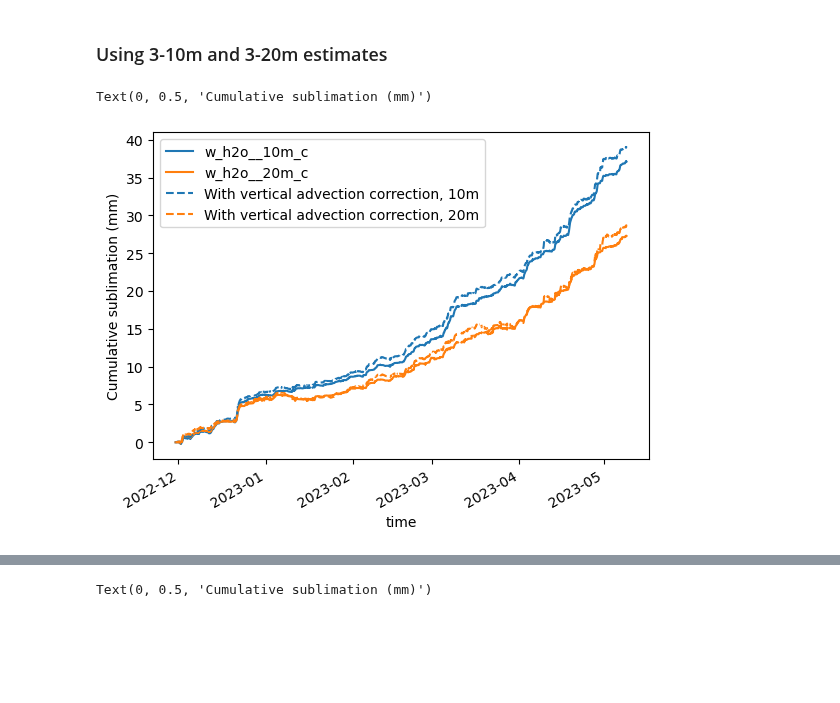
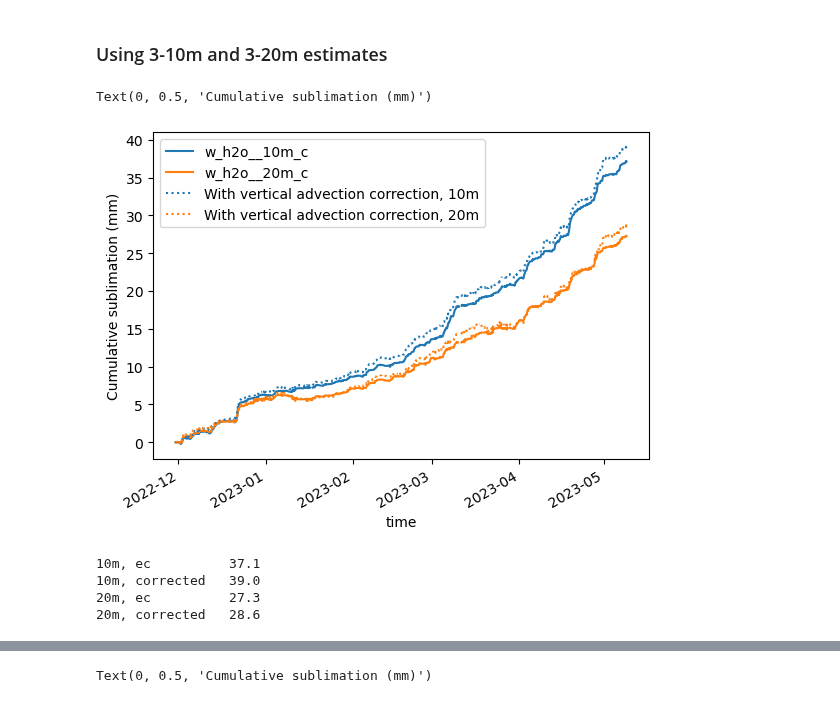
Before and after one commit to elischwat/sublimationofsnow, a Jupyter notebook: analysis/paper1/water_vapor_transport_analysis.ipynb, the cells around one changed output, grey strips where cells are left out. Drawn from its saved outputs; the diff is of its cells as text; code cells hidden in the pictures; blank space fills up the shorter version.

```diff
--- a/analysis/paper1/water_vapor_transport_analysis.ipynb
+++ b/analysis/paper1/water_vapor_transport_analysis.ipynb
@@ -2243,0 +2367,10 @@ kps_lateral_simple_irga_df
+# %%
+wind_dir_bins = pd.cut(
+    tidy_df.query("variable == 'dir_3m_c'").set_index('time')['value'],
+    # bins = np.arange(0, 390, 30)
+    # bins = np.arange(0, 390, 60)
+    bins = np.arange(0, 370, 10)
+)
+grouped_indices = wind_dir_bins.groupby(wind_dir_bins).apply(lambda x: x.index.tolist())
+for interval, timestamps in grouped_indices.items():
+    print(interval, '\t', len(timestamps))
@@ -2243,0 +2456,2 @@ kps_lateral_simple_irga_df
+# %%
+sectorial_planar_fitted_df = pd.concat(planar_fitted_dfs).reset_index()
@@ -2244,3 +2489,13 @@ kps_lateral_simple_irga_df
+# %%
+# drop variables that we have sectorial-planar-fitted
+tidy_df = tidy_df[~tidy_df.variable.isin(
+    sectorial_planar_fitted_df.variable.unique()
+)]
+# %%
+tidy_df = pd.concat([
+    tidy_df,
+    sectorial_planar_fitted_df
+])
 # %% [markdown]
 ### Simple two-point solution to the derivative
 # %% [markdown]
@@ -2702,32 +3012,42 @@ Text(0.5, 1.0, '20m wind rose')
 # %%
 # ((1800/1000)*advection_1d_fluxdensity_nonnorm_df.loc['20221130': '20230508'].w_h2o__3m_c).cumsum().plot()
 w_h2o__10m_c_cumsum = ((1800/1000)*advection_1d_fluxdensity_nonnorm_df.loc['20221130': '20230508'].w_h2o__10m_c).cumsum()
 w_h2o__20m_c_cumsum = ((1800/1000)*advection_1d_fluxdensity_nonnorm_df.loc['20221130': '20230508'].w_h2o__20m_c).cumsum()
 
 w_h2o__10m_c_corrected_cumsum = (
     (1800/1000)*(
         advection_1d_fluxdensity_nonnorm_df.loc['20221130': '20230508'].w_h2o__10m_c
         + (
             10*advection_1d_fluxdensity_nonnorm_df.loc['20221130': '20230508'].vertical_advection_simple_3to10
         )
     )
 ).cumsum()
 w_h2o__20m_c_corrected_cumsum = (
     (1800/1000)*(
         advection_1d_fluxdensity_nonnorm_df.loc['20221130': '20230508'].w_h2o__20m_c
         + (
             20*advection_1d_fluxdensity_nonnorm_df.loc['20221130': '20230508'].vertical_advection_simple_3to20
         )
     )
 ).cumsum()
 
 w_h2o__10m_c_cumsum.plot(           color = 'tab:blue',     linestyle = '-')
 w_h2o__20m_c_cumsum.plot(           color = 'tab:orange',   linestyle = '-')
-w_h2o__10m_c_corrected_cumsum.plot( color = 'tab:blue',     linestyle = '--',   label='With vertical advection correction, 10m')
-w_h2o__20m_c_corrected_cumsum.plot( color = 'tab:orange',   linestyle = '--',   label='With vertical advection correction, 20m')
+w_h2o__10m_c_corrected_cumsum.plot( color = 'tab:blue',     linestyle = 'dotted',   label='With vertical advection correction, 10m')
+w_h2o__20m_c_corrected_cumsum.plot( color = 'tab:orange',   linestyle = 'dotted',   label='With vertical advection correction, 20m')
 
 plt.legend()
 plt.ylabel('Cumulative sublimation (mm)')
 # %% [output]
 Text(0, 0.5, 'Cumulative sublimation (mm)')
-[figure, old version]
+[figure, new version]
+# %%
+print('10m, ec\t\t', round(w_h2o__10m_c_cumsum.iloc[-1], 1))
+print('10m, corrected\t', round(w_h2o__10m_c_corrected_cumsum.iloc[-1], 1))
+print('20m, ec\t\t', round(w_h2o__20m_c_cumsum.iloc[-1], 1))
+print('20m, corrected\t', round(w_h2o__20m_c_corrected_cumsum.iloc[-1], 1))
+# %% [output]
+10m, ec          37.1
+10m, corrected   39.0
+20m, ec          27.3
+20m, corrected   28.6
```
Also changed, not shown: parts of 54 cells of this notebook, 8 other files.
